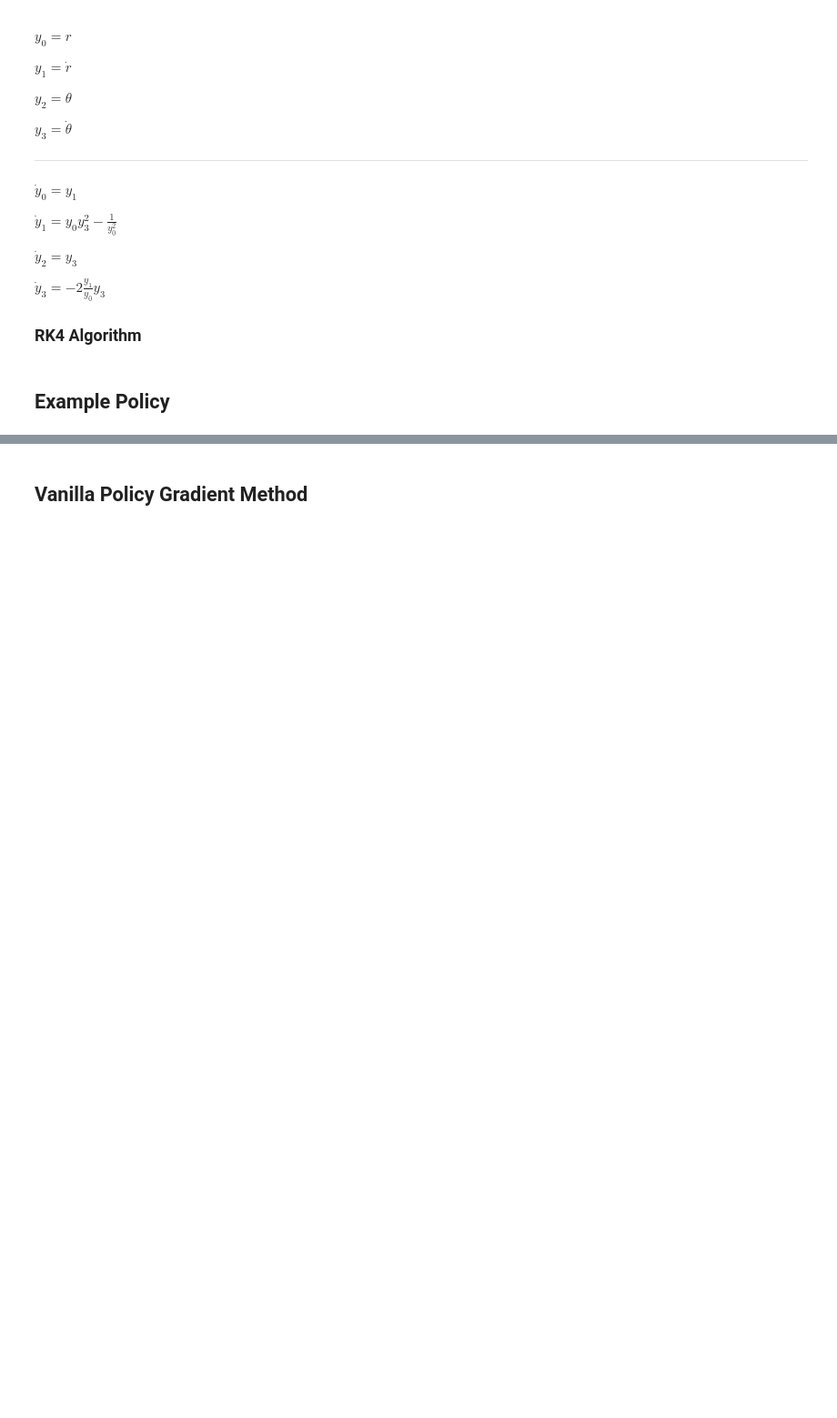
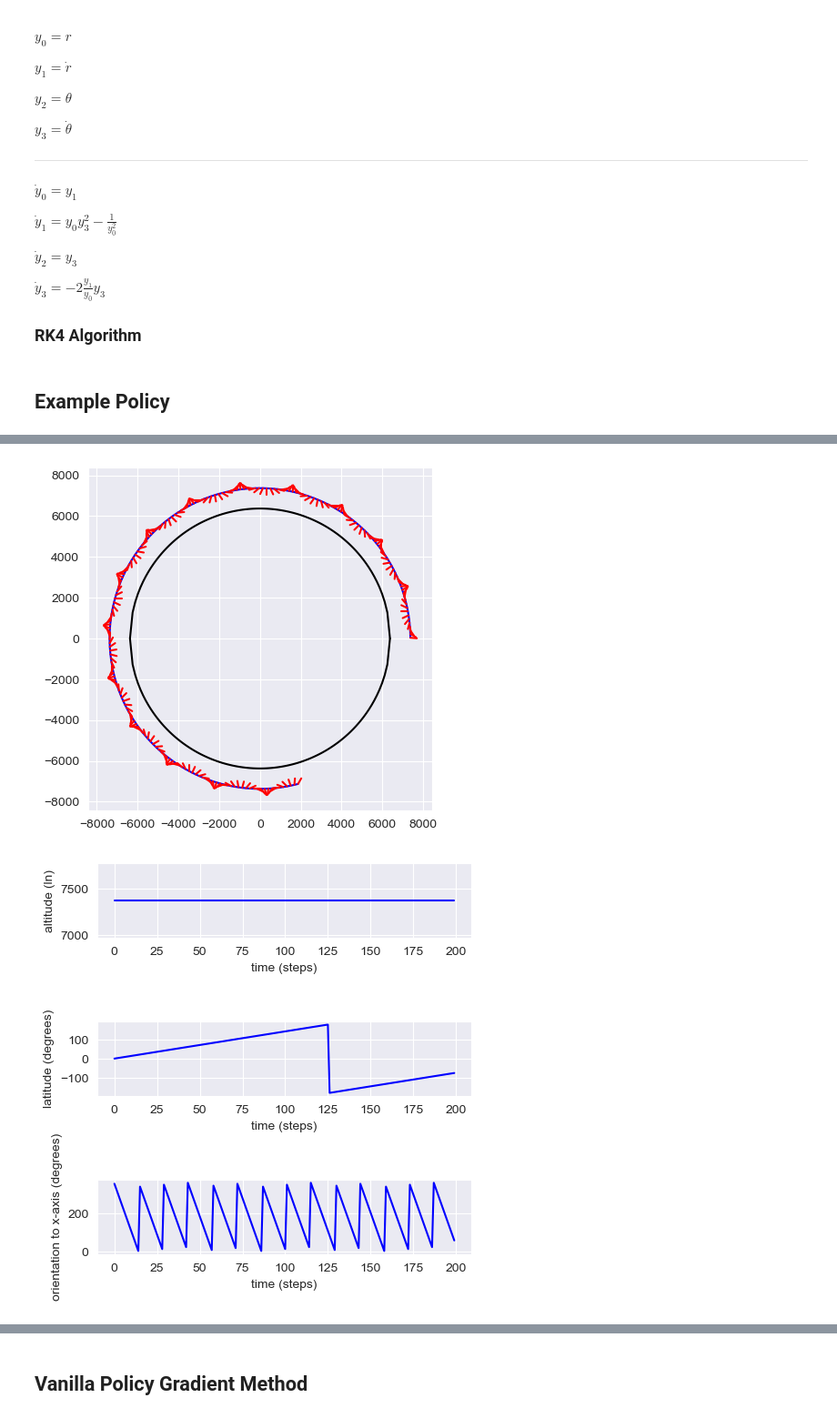
Before and after one commit to BVPhD/RL_scratch, a Jupyter notebook: Getting_to_Orbit_Discrete.ipynb, the cells around one changed output, grey strips where cells are left out. Shown at 91% size. Cells and saved outputs as stored; diff of their text form; code cells hidden in the pictures; blank space fills up the shorter version.

```diff
--- a/Getting_to_Orbit_Discrete.ipynb
+++ b/Getting_to_Orbit_Discrete.ipynb
@@ -405,0 +439,19 @@ Policy Parameters
+# %%
+test_env.reset()
+
+test_env.r = test_env.target_r
+test_env.theta_dot = test_env.orbit_theta_dot
+
+
+for i in range(5000):
+    ns,r,d,_ = test_env.step(0)
+    if d:
+        print('done at ',i)
+        break
+
+test_env.trajectory = test_env.trajectory[1:]
+# %%
+test_env.render(sample_traj_rate=5)
+# %% [output]
+[figure, added]
+[figure, added]
```
Also changed, not shown: parts of 18 cells of this notebook, 1 other file.
